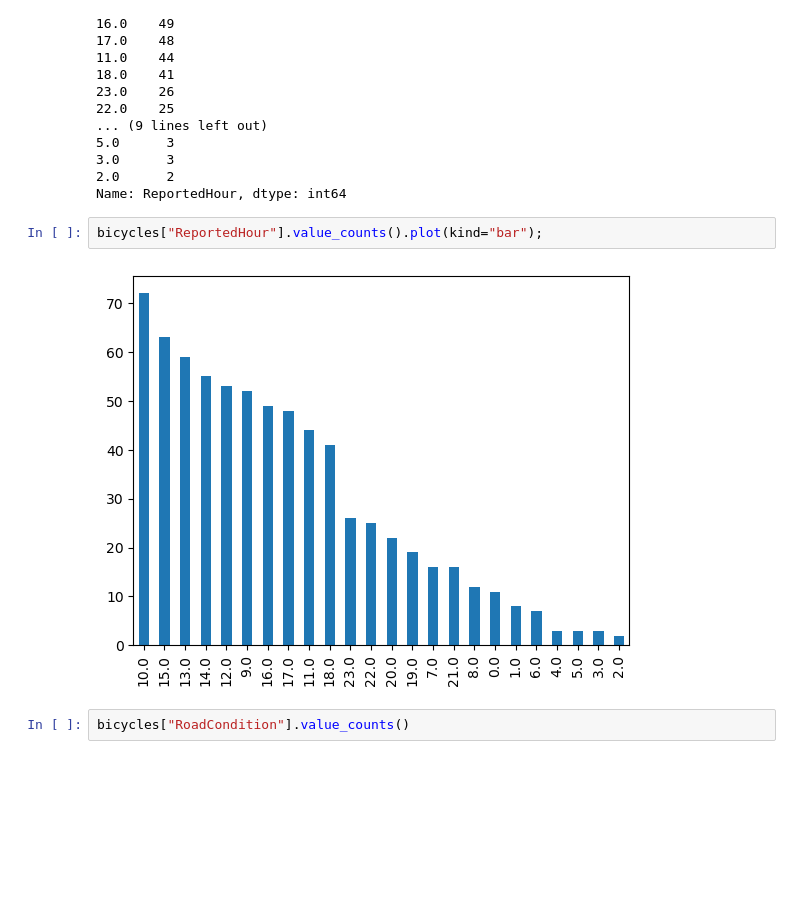
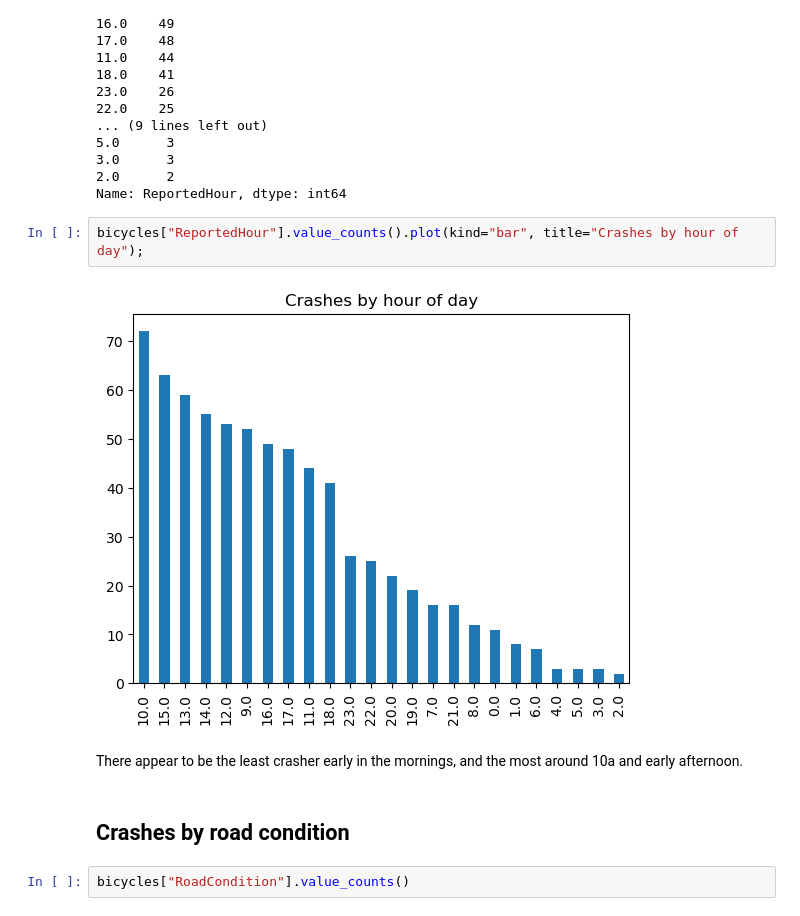
Before and after one commit to lalynjay/boulder_crahes, a Jupyter notebook: notebook.ipynb, the cells around one changed output. Saved outputs shown, nothing was run; the diff lists cells and outputs as text; blank space fills up the shorter version.

```diff
--- a/notebook.ipynb
+++ b/notebook.ipynb
@@ -263,9 +245,13 @@ bicycles["ReportedHour"].value_counts()
 2.0      2
 Name: ReportedHour, dtype: int64
 # %%
-bicycles["ReportedHour"].value_counts().plot(kind="bar");
+bicycles["ReportedHour"].value_counts().plot(kind="bar", title="Crashes by hour of day");
 # %% [output]
-[figure, old version]
+[figure, new version]
+# %% [markdown]
+There appear to be the least crasher early in the mornings, and the most around 10a and early afternoon.
+# %% [markdown]
+## Crashes by road condition
 # %%
 bicycles["RoadCondition"].value_counts()
 # %% [output]
```
Also changed, not shown: parts of 31 cells of this notebook.
